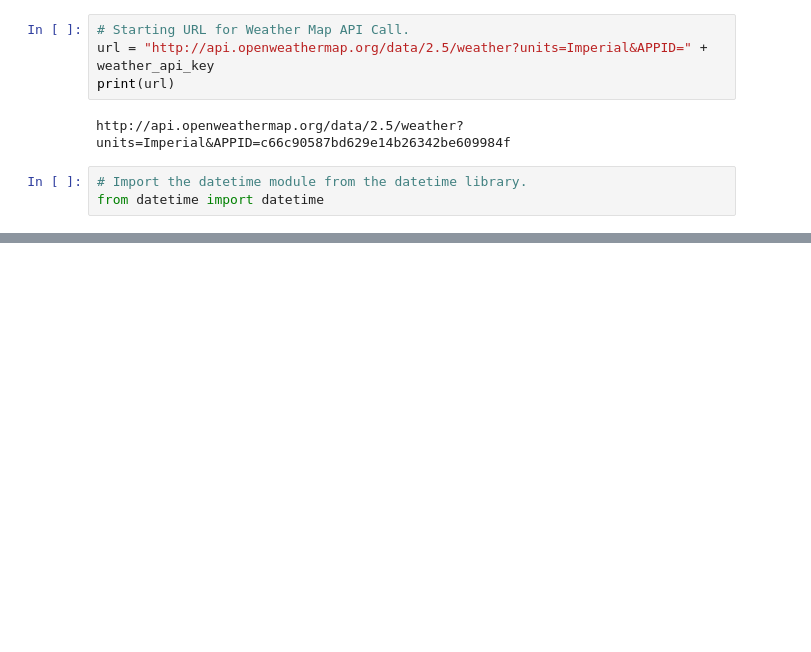
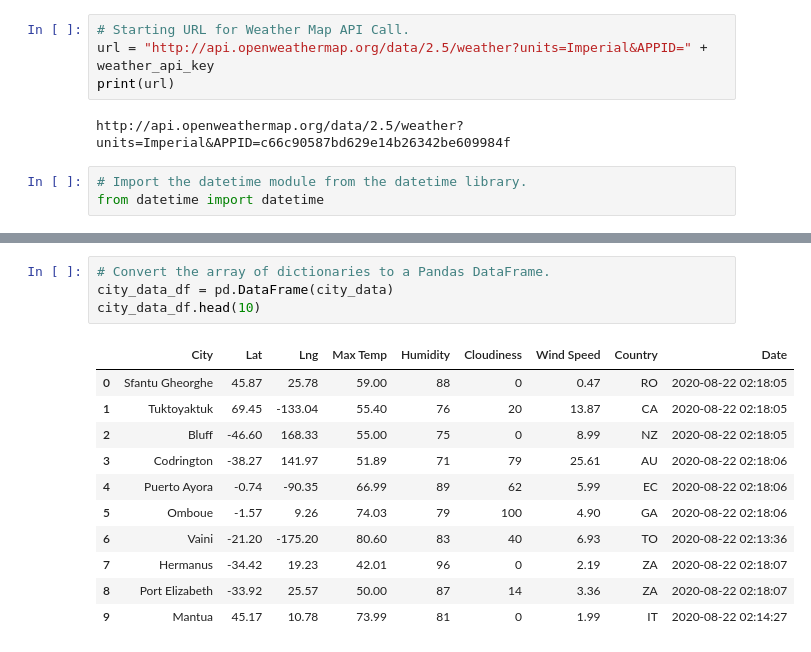
Before and after one commit to tarajarell/World_Weather_Analysis, a Jupyter notebook: WeatherPy.ipynb, the cells around one changed output, grey strips where cells are left out. Cells and saved outputs as stored; diff of their text form; blank space fills up the shorter version.

```diff
--- a/WeatherPy.ipynb
+++ b/WeatherPy.ipynb
@@ -152,0 +153,16 @@ len(city_data)
+# %%
+# Convert the array of dictionaries to a Pandas DataFrame.
+city_data_df = pd.DataFrame(city_data)
+city_data_df.head(10)
+# %% [output]
+|  | City | Lat | Lng | Max Temp | Humidity | Cloudiness | Wind Speed | Country | Date |
+| 0 | Sfantu Gheorghe | 45.87 | 25.78 | 59.00 | 88 | 0 | 0.47 | RO | 2020-08-22 02:18:05 |
+| 1 | Tuktoyaktuk | 69.45 | -133.04 | 55.40 | 76 | 20 | 13.87 | CA | 2020-08-22 02:18:05 |
+| 2 | Bluff | -46.60 | 168.33 | 55.00 | 75 | 0 | 8.99 | NZ | 2020-08-22 02:18:05 |
+| 3 | Codrington | -38.27 | 141.97 | 51.89 | 71 | 79 | 25.61 | AU | 2020-08-22 02:18:06 |
+| 4 | Puerto Ayora | -0.74 | -90.35 | 66.99 | 89 | 62 | 5.99 | EC | 2020-08-22 02:18:06 |
+| 5 | Omboue | -1.57 | 9.26 | 74.03 | 79 | 100 | 4.90 | GA | 2020-08-22 02:18:06 |
+| 6 | Vaini | -21.20 | -175.20 | 80.60 | 83 | 40 | 6.93 | TO | 2020-08-22 02:13:36 |
+| 7 | Hermanus | -34.42 | 19.23 | 42.01 | 96 | 0 | 2.19 | ZA | 2020-08-22 02:18:07 |
+| 8 | Port Elizabeth | -33.92 | 25.57 | 50.00 | 87 | 14 | 3.36 | ZA | 2020-08-22 02:18:07 |
+| 9 | Mantua | 45.17 | 10.78 | 73.99 | 81 | 0 | 1.99 | IT | 2020-08-22 02:14:27 |
```
Also changed, not shown: parts of 6 cells of this notebook, 2 other files.
